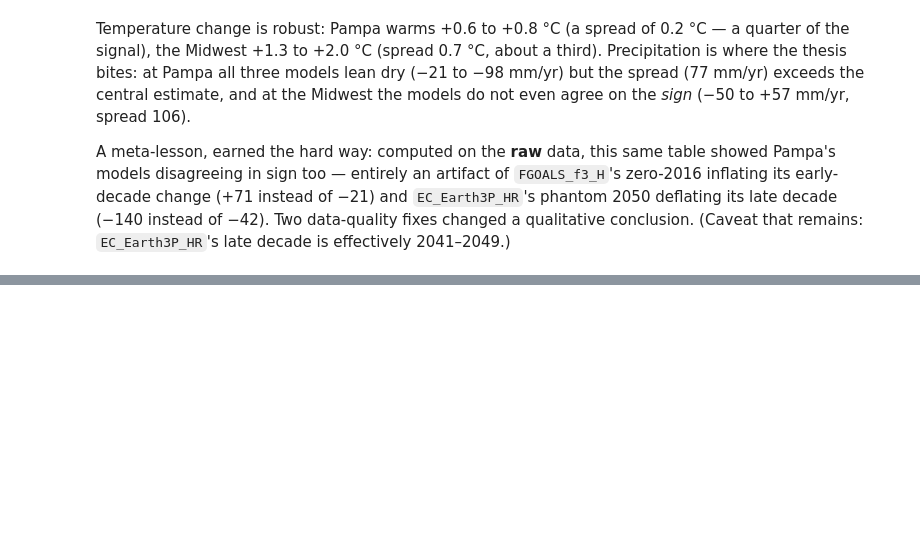
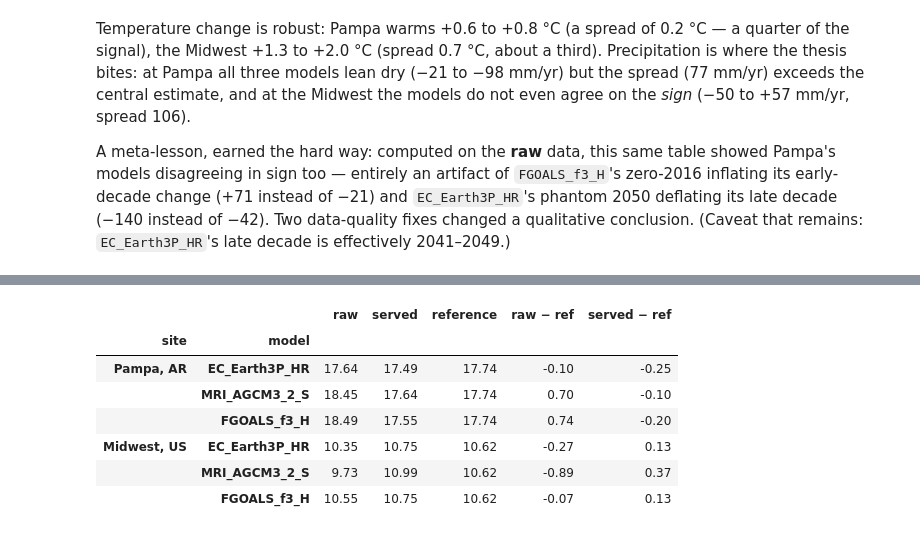
Before and after one commit to deloxantos/pretaverdi, a Jupyter notebook: notebooks/02-cmip6-multi-model-projections.ipynb, the cells around one changed output, grey strips where cells are left out. Saved outputs shown, nothing was run; the diff lists cells and outputs as text; code cells hidden in the pictures; blank space fills up the shorter version.

```diff
--- a/notebooks/02-cmip6-multi-model-projections.ipynb
+++ b/notebooks/02-cmip6-multi-model-projections.ipynb
@@ -296,0 +298,11 @@ The levels land remarkably close to reality. Over 2015–2024, ERA5 averages 17.
+# %%
+levels
+# %% [output]
+|  |  | raw | served | reference | raw − ref | served − ref |
+| site | model |  |  |  |  |  |
+| Pampa, AR | EC_Earth3P_HR | 17.64 | 17.49 | 17.74 | -0.10 | -0.25 |
+|  | MRI_AGCM3_2_S | 18.45 | 17.64 | 17.74 | 0.70 | -0.10 |
+|  | FGOALS_f3_H | 18.49 | 17.55 | 17.74 | 0.74 | -0.20 |
+| Midwest, US | EC_Earth3P_HR | 10.35 | 10.75 | 10.62 | -0.27 | 0.13 |
+|  | MRI_AGCM3_2_S | 9.73 | 10.99 | 10.62 | -0.89 | 0.37 |
+|  | FGOALS_f3_H | 10.55 | 10.75 | 10.62 | -0.07 | 0.13 |
```
Also changed, not shown: parts of 11 cells of this notebook, 1 other file.
